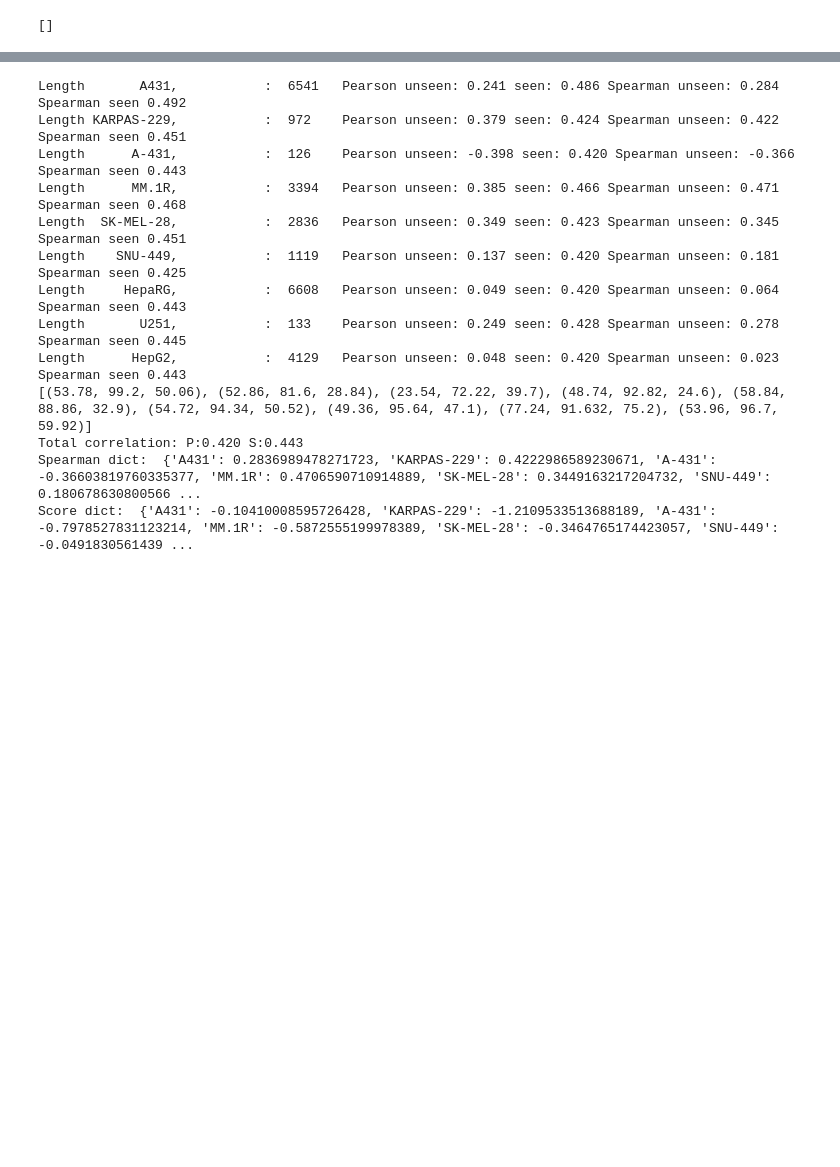
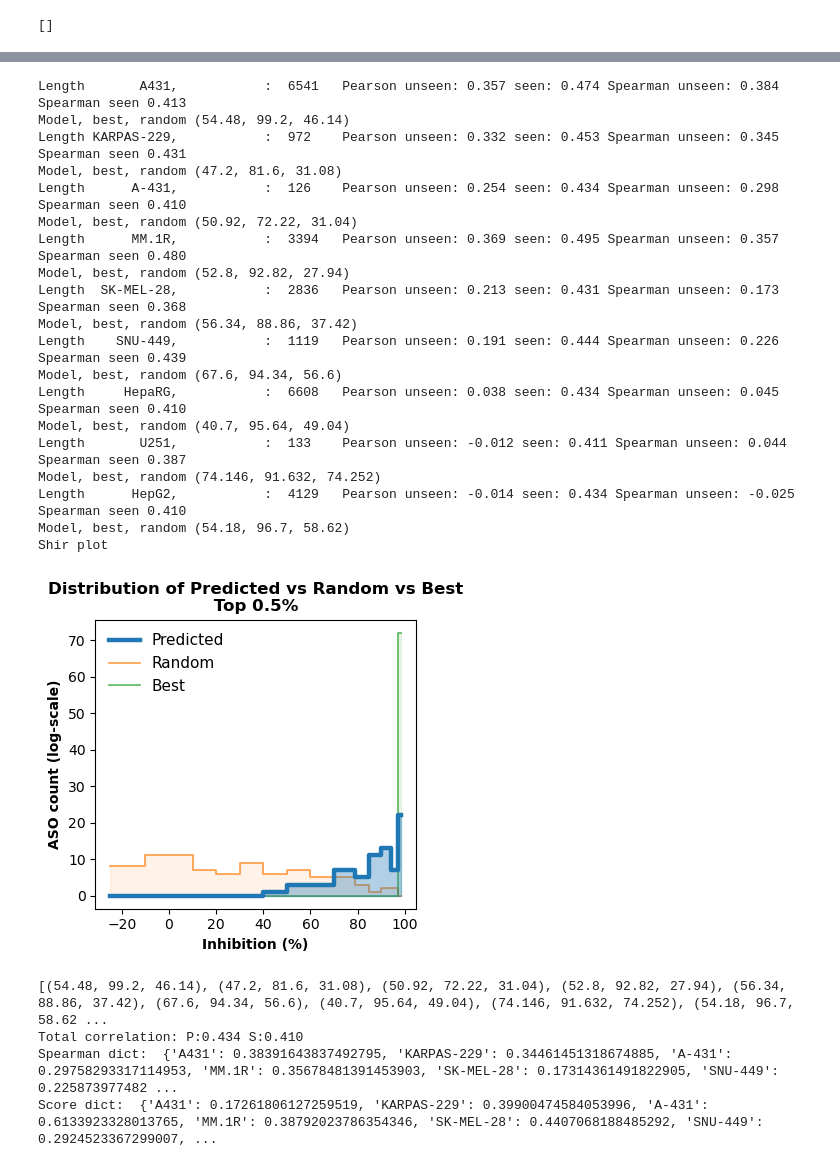
Before and after one commit to RedPenguin100/ASOdesign, a Jupyter notebook: scripts/Models/Model1 - research.ipynb, the cells around one changed output, grey strips where cells are left out. Cells and saved outputs as stored; diff of their text form; code cells hidden in the pictures; blank space fills up the shorter version.

```diff
--- a/scripts/Models/Model1 - research.ipynb
+++ b/scripts/Models/Model1 - research.ipynb
@@ -286,8 +286,8 @@ genes = only_cancer[CANONICAL_GENE].unique()
 
 seed = 42
 # model = RandomForestRegressor(n_jobs=-1)
-# model = XGBRanker(objective='rank:ndcg', ndcg_exp_gain=False, lambdarank_pair_method="topk", seed=seed, n_jobs=-1)
-model = LinearRegression()
+model = XGBRanker(objective='rank:ndcg', ndcg_exp_gain=False, lambdarank_pair_method="topk", seed=seed, n_jobs=-1)
+# model = LinearRegression()
 # model = LassoCV(cv=5)  # alpha = regularization strength
 
 metric = 'correct_log_inhibition2'
@@ -345,8 +345,8 @@ for cell_line in cell_lines:
         #     random_state=seed
         # )
         # model = XGBRanker(objective='rank:pairwise')
-        # model.fit(X.to_numpy(), y.to_numpy(), group=group_train)
-        model.fit(X.to_numpy(), y.to_numpy())
+        model.fit(X.to_numpy(), y.to_numpy(), group=group_train)
+        # model.fit(X.to_numpy(), y.to_numpy())
 
         predicted_unseen = model.predict(missing_cell_line[features].values)
         true_unseen = missing_cell_line[metric]
@@ -360,47 +360,63 @@ for cell_line in cell_lines:
         corrs2, _ = spearmanr(predicted_seen, true_seen)
 
         print(
             f"Length {cell_line:>10}, {gene:>10}:  {len(missing_cell_line):<6d} Pearson unseen: {corr:.3f} seen: {corr2:.3f}"
             f" Spearman unseen: {corrs:.3f} Spearman seen {corrs2:.3f}")
 
         score = model.score(missing_cell_line[features].to_numpy(), missing_cell_line[metric].to_numpy())
         score_dict[cell_line] = score
         spearman_dict[cell_line] = corrs
-        top.append(evaluate_top(model, missing_cell_line, metric=metric, log_correction=log_correction, top_k=50,
-                                features=features))
+        evaluated = evaluate_top(model, missing_cell_line, metric=metric, log_correction=log_correction, top_k=50,
+                                features=features, plot=False)
+        print("Model, best, random", evaluated)
+        top.append(evaluated)
         # plt.scatter(predicted_unseen, true_unseen)
         # plt.show()
+
+print("Shir plot")
+evaluate_top(model, only_cancer, metric=metric, log_correction=log_correction, features=features, plot=True)
 
 print(top)
 train, test = train_test_split(only_cancer, test_size=0.2, random_state=seed)
 train['group_key'] = train[CELL_LINE].astype(str)
 train = train.sort_values('group_key')
 group_train = train.groupby('group_key').size().tolist()
 X = train[features]
 y = train[metric]
-# model.fit(X.to_numpy(), y.to_numpy(), group=group_train)
-model.fit(X.to_numpy(), y.to_numpy())
+model.fit(X.to_numpy(), y.to_numpy(), group=group_train)
+# model.fit(X.to_numpy(), y.to_numpy())
 
 predicted = model.predict(only_cancer[features].values)
 true = only_cancer[metric]
 
 corrp, _ = pearsonr(predicted, true)
 corrs, _ = spearmanr(predicted, true)
 
 print(f"Total correlation: P:{corrp:.3f} S:{corrs:.3f}")
 print("Spearman dict: ", spearman_dict)
 print("Score dict: ", score_dict)
 # %% [output]
-Length       A431,           :  6541   Pearson unseen: 0.241 seen: 0.486 Spearman unseen: 0.284 Spearman seen 0.492
-Length KARPAS-229,           :  972    Pearson unseen: 0.379 seen: 0.424 Spearman unseen: 0.422 Spearman seen 0.451
-Length      A-431,           :  126    Pearson unseen: -0.398 seen: 0.420 Spearman unseen: -0.366 Spearman seen 0.443
-Length      MM.1R,           :  3394   Pearson unseen: 0.385 seen: 0.466 Spearman unseen: 0.471 Spearman seen 0.468
-Length  SK-MEL-28,           :  2836   Pearson unseen: 0.349 seen: 0.423 Spearman unseen: 0.345 Spearman seen 0.451
-Length    SNU-449,           :  1119   Pearson unseen: 0.137 seen: 0.420 Spearman unseen: 0.181 Spearman seen 0.425
-Length     HepaRG,           :  6608   Pearson unseen: 0.049 seen: 0.420 Spearman unseen: 0.064 Spearman seen 0.443
-Length       U251,           :  133    Pearson unseen: 0.249 seen: 0.428 Spearman unseen: 0.278 Spearman seen 0.445
-Length      HepG2,           :  4129   Pearson unseen: 0.048 seen: 0.420 Spearman unseen: 0.023 Spearman seen 0.443
-[(53.78, 99.2, 50.06), (52.86, 81.6, 28.84), (23.54, 72.22, 39.7), (48.74, 92.82, 24.6), (58.84, 88.86, 32.9), (54.72, 94.34, 50.52), (49.36, 95.64, 47.1), (77.24, 91.632, 75.2), (53.96, 96.7, 59.92)]
-Total correlation: P:0.420 S:0.443
-Spearman dict:  {'A431': 0.2836989478271723, 'KARPAS-229': 0.4222986589230671, 'A-431': -0.36603819760335377, 'MM.1R': 0.4706590710914889, 'SK-MEL-28': 0.3449163217204732, 'SNU-449': 0.180678630800566 ...
-Score dict:  {'A431': -0.10410008595726428, 'KARPAS-229': -1.2109533513688189, 'A-431': -0.7978527831123214, 'MM.1R': -0.5872555199978389, 'SK-MEL-28': -0.3464765174423057, 'SNU-449': -0.0491830561439 ...
+Length       A431,           :  6541   Pearson unseen: 0.357 seen: 0.474 Spearman unseen: 0.384 Spearman seen 0.413
+Model, best, random (54.48, 99.2, 46.14)
+Length KARPAS-229,           :  972    Pearson unseen: 0.332 seen: 0.453 Spearman unseen: 0.345 Spearman seen 0.431
+Model, best, random (47.2, 81.6, 31.08)
+Length      A-431,           :  126    Pearson unseen: 0.254 seen: 0.434 Spearman unseen: 0.298 Spearman seen 0.410
+Model, best, random (50.92, 72.22, 31.04)
+Length      MM.1R,           :  3394   Pearson unseen: 0.369 seen: 0.495 Spearman unseen: 0.357 Spearman seen 0.480
+Model, best, random (52.8, 92.82, 27.94)
+Length  SK-MEL-28,           :  2836   Pearson unseen: 0.213 seen: 0.431 Spearman unseen: 0.173 Spearman seen 0.368
+Model, best, random (56.34, 88.86, 37.42)
+Length    SNU-449,           :  1119   Pearson unseen: 0.191 seen: 0.444 Spearman unseen: 0.226 Spearman seen 0.439
+Model, best, random (67.6, 94.34, 56.6)
+Length     HepaRG,           :  6608   Pearson unseen: 0.038 seen: 0.434 Spearman unseen: 0.045 Spearman seen 0.410
+Model, best, random (40.7, 95.64, 49.04)
+Length       U251,           :  133    Pearson unseen: -0.012 seen: 0.411 Spearman unseen: 0.044 Spearman seen 0.387
+Model, best, random (74.146, 91.632, 74.252)
+Length      HepG2,           :  4129   Pearson unseen: -0.014 seen: 0.434 Spearman unseen: -0.025 Spearman seen 0.410
+Model, best, random (54.18, 96.7, 58.62)
+Shir plot
+[figure, added]
+[(54.48, 99.2, 46.14), (47.2, 81.6, 31.08), (50.92, 72.22, 31.04), (52.8, 92.82, 27.94), (56.34, 88.86, 37.42), (67.6, 94.34, 56.6), (40.7, 95.64, 49.04), (74.146, 91.632, 74.252), (54.18, 96.7, 58.62 ...
+Total correlation: P:0.434 S:0.410
+Spearman dict:  {'A431': 0.38391643837492795, 'KARPAS-229': 0.34461451318674885, 'A-431': 0.29758293317114953, 'MM.1R': 0.35678481391453903, 'SK-MEL-28': 0.17314361491822905, 'SNU-449': 0.225873977482 ...
+Score dict:  {'A431': 0.17261806127259519, 'KARPAS-229': 0.39900474584053996, 'A-431': 0.6133923328013765, 'MM.1R': 0.38792023786354346, 'SK-MEL-28': 0.4407068188485292, 'SNU-449': 0.2924523367299007, ...
```
Also changed, not shown: parts of 2 cells of this notebook, 2 other files.
